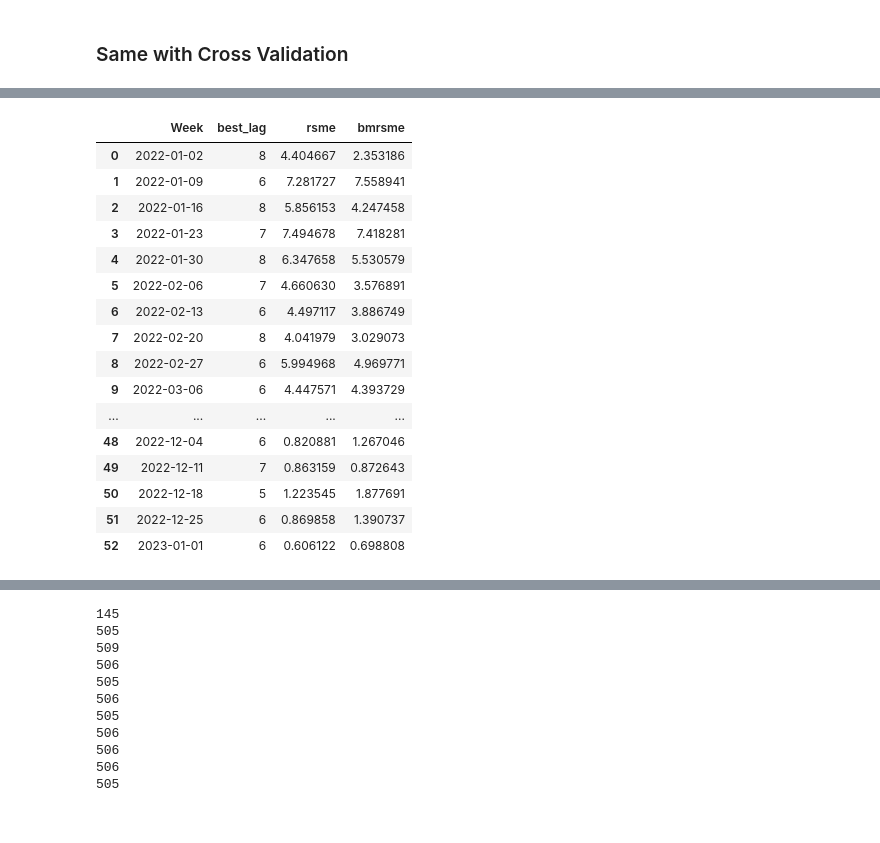
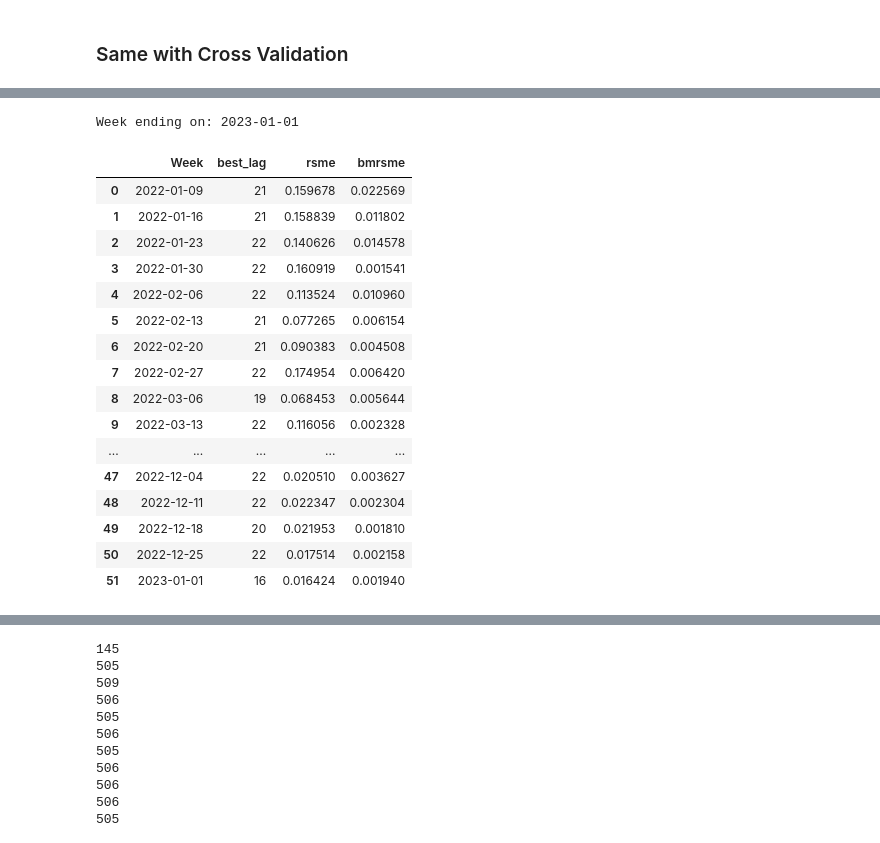
Before and after one commit to stephan-klein/caa_project_defi_vs_cex_prices, a Jupyter notebook: caa_regression_perblocks_loop.ipynb, the cells around one changed output, grey strips where cells are left out. Cells and saved outputs as stored; diff of their text form; code cells hidden in the pictures.

```diff
--- a/caa_regression_perblocks_loop.ipynb
+++ b/caa_regression_perblocks_loop.ipynb
@@ -22,6 +22,8 @@ import pandas as pd
 - as benchmark we predict DEX Close price by its own DEX Price at the time of the shock, also lag 0 can be considered as benchmark
 - 80/20 Train/Test split
 # %%
+nr_of_lags = 22
+
 def prepare(cex, dex):
   df = cex.copy()
   # Calculate the absolute difference between open and close prices for cex
@@ -38,7 +40,7 @@ def prepare(cex, dex):
   # df_shock = df_shock.drop(columns=['cex_candle'])
 
   # Create a DataFrame to store the new dataset
-  df_new = pd.DataFrame(columns=['shock_timestamp', 'price_diff', 'close_cex'] + [f'lag_before{i}_dex' for i in range(5, 0, -1)] + [f'lag_after{i}_dex' for i in range(1, 10)])
+  df_new = pd.DataFrame(columns=['shock_timestamp', 'price_diff', 'close_cex'] + [f'lag_before{i}_dex' for i in range(5, 0, -1)] + [f'lag_after{i}_dex' for i in range(1, nr_of_lags)])
 
   # For each row in the df_shock DataFrame
   for row_num, (index, row) in enumerate(df_shock.iterrows()):
@@ -47,11 +49,11 @@ def prepare(cex, dex):
       df_dex_before = dex.loc[:index]
       df_dex_after = dex.loc[index:]
 
-      if len(df_dex_after) > 9 and len(df_dex_before) > 4:
+      if len(df_dex_after) > nr_of_lags-1 and len(df_dex_before) > 4:
           # Create a new row
           new_row = {'shock_timestamp': index, 'price_diff': row['price_diff'], 'close_cex': row['close'],}
           # For each lag from 1 to 12
-          for i in range(0, 10):
+          for i in range(0, nr_of_lags):
               # Add the lagged dex close price to the new row
               if (i > 0 and i < 6):
                 new_row[f'lag_before{i}_dex'] = df_dex_before.iloc[i*-1]['price']
@@ -84,7 +82,7 @@ def regress(df_new):
   cv = KFold(n_splits=10, random_state=1, shuffle=True)
 
   # For each number of lags
-  for l in range(1, 11):
+  for l in range(1, nr_of_lags+1):
 
     # For each model
     for name, model in models:
@@ -111,10 +109,18 @@ def regress(df_new):
   # Display the results
   return results
 # %%
-dex = pd.read_pickle("datasets/dex_WETH_USDT_2022_allblocks.pkl")
-cex = pd.read_pickle("datasets/cex_ETH_USDT_2022.pkl")
-# dex = pd.read_pickle("datasets/dex_SHIB_USDT_2022_allblocks.pkl")
-# cex = pd.read_pickle("datasets/cex_SHIB_USDT_2022.pkl")
+# asset = "UNI/USDT"
+# dex = pd.read_pickle("datasets/dex_UNI_USDC_2022_allblocks.pkl")
+# cex = pd.read_pickle("datasets/cex_UNI_USDT_2022.pkl")
+# asset = "BTC/USDT"
+# dex = pd.read_pickle("datasets/dex_WBTC_USDT_2022_allblocks.pkl")
+# cex = pd.read_pickle("datasets/cex_BTC_USDT_2022.pkl")
+# asset = "ETH/USDT"
+# dex = pd.read_pickle("datasets/dex_WETH_USDT_2022_allblocks.pkl")
+# cex = pd.read_pickle("datasets/cex_ETH_USDT_2022.pkl")
+asset = "SHIB/USDT"
+dex = pd.read_pickle("datasets/dex_SHIB_USDT_2022_allblocks.pkl")
+cex = pd.read_pickle("datasets/cex_SHIB_USDT_2022.pkl")
 
 
 # This creates a dictionary of dataframes, where each key is the start date of the week
@@ -125,19 +131,22 @@ best_lags = pd.DataFrame(columns=['Week', 'best_lag', 'rsme', 'bmrsme'])
 i = 0
 
 for week_start_date, cex_df in cex_weekly.items():
-    # print(f"Week starting on: {week_start_date}")
+    print(f"Week ending on: {week_start_date}")
 
-    df = prepare(cex_df,dex_weekly[week_start_date])
-    result = regress(df)
+    dex_df = dex_weekly[week_start_date]
 
-    # if len(results) == 0:
-    #   results = result
-    results[f'RMSE {i}'] = result[f'Test RMSE']
-    results[f'RMSE BM {i}'] = result[f'Test RMSE Benchmark']
+    if (dex_df['price'].isnull().any()):
+      print(f"Skipping Week because of empty values")
+    else:
+      df = prepare(cex_df,dex_df)
+      result = regress(df)
 
-    best_index = result['Test RMSE'].idxmin()
-    new_row = pd.DataFrame([{'Week': week_start_date, 'best_lag': best_index + 1, 'rsme': result['Test RMSE'].iloc[best_index], 'bmrsme': result['Test RMSE Benchmark'].iloc[best_index]}])
-    best_lags = pd.concat([best_lags, new_row], ignore_index=True)
+      results[f'RMSE {i}'] = result[f'Test RMSE']
+      results[f'RMSE BM {i}'] = result[f'Test RMSE Benchmark']
+
+      best_index = result['Test RMSE'].idxmin()
+      new_row = pd.DataFrame([{'Week': week_start_date, 'best_lag': best_index + 1, 'rsme': result['Test RMSE'].iloc[best_index], 'bmrsme': result['Test RMSE Benchmark'].iloc[best_index]}])
+      best_lags = pd.concat([best_lags, new_row], ignore_index=True)
 
     i += 1
 
@@ -148,17 +174,18 @@ display(best_lags)
+Week ending on: 2023-01-01
 |  | Week | best_lag | rsme | bmrsme |
-| 0 | 2022-01-02 | 8 | 4.404667 | 2.353186 |
-| 1 | 2022-01-09 | 6 | 7.281727 | 7.558941 |
-| 2 | 2022-01-16 | 8 | 5.856153 | 4.247458 |
-| 3 | 2022-01-23 | 7 | 7.494678 | 7.418281 |
-| 4 | 2022-01-30 | 8 | 6.347658 | 5.530579 |
-| 5 | 2022-02-06 | 7 | 4.660630 | 3.576891 |
-| 6 | 2022-02-13 | 6 | 4.497117 | 3.886749 |
-| 7 | 2022-02-20 | 8 | 4.041979 | 3.029073 |
-| 8 | 2022-02-27 | 6 | 5.994968 | 4.969771 |
-| 9 | 2022-03-06 | 6 | 4.447571 | 4.393729 |
+| 0 | 2022-01-09 | 21 | 0.159678 | 0.022569 |
+| 1 | 2022-01-16 | 21 | 0.158839 | 0.011802 |
+| 2 | 2022-01-23 | 22 | 0.140626 | 0.014578 |
+| 3 | 2022-01-30 | 22 | 0.160919 | 0.001541 |
+| 4 | 2022-02-06 | 22 | 0.113524 | 0.010960 |
+| 5 | 2022-02-13 | 21 | 0.077265 | 0.006154 |
+| 6 | 2022-02-20 | 21 | 0.090383 | 0.004508 |
+| 7 | 2022-02-27 | 22 | 0.174954 | 0.006420 |
+| 8 | 2022-03-06 | 19 | 0.068453 | 0.005644 |
+| 9 | 2022-03-13 | 22 | 0.116056 | 0.002328 |
 | ... | ... | ... | ... | ... |
-| 48 | 2022-12-04 | 6 | 0.820881 | 1.267046 |
-| 49 | 2022-12-11 | 7 | 0.863159 | 0.872643 |
-| 50 | 2022-12-18 | 5 | 1.223545 | 1.877691 |
-| 51 | 2022-12-25 | 6 | 0.869858 | 1.390737 |
-| 52 | 2023-01-01 | 6 | 0.606122 | 0.698808 |
+| 47 | 2022-12-04 | 22 | 0.020510 | 0.003627 |
+| 48 | 2022-12-11 | 22 | 0.022347 | 0.002304 |
+| 49 | 2022-12-18 | 20 | 0.021953 | 0.001810 |
+| 50 | 2022-12-25 | 22 | 0.017514 | 0.002158 |
+| 51 | 2023-01-01 | 16 | 0.016424 | 0.001940 |
```
Also changed, not shown: parts of 5 cells of this notebook, 3 other files.
